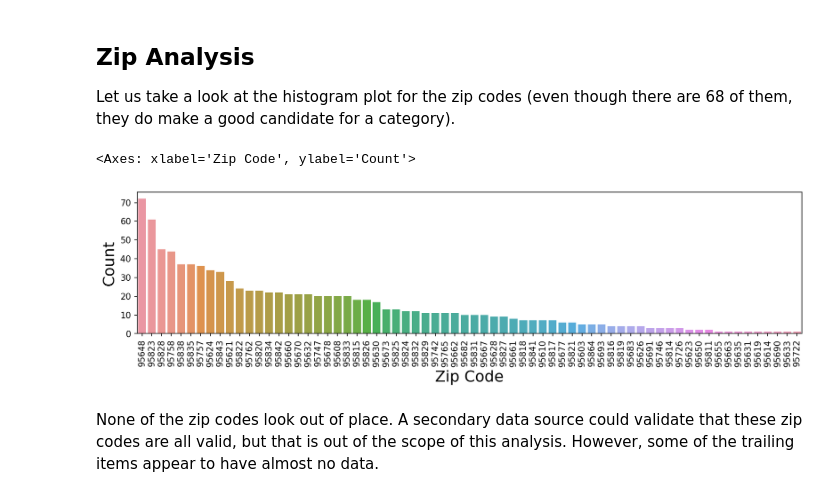
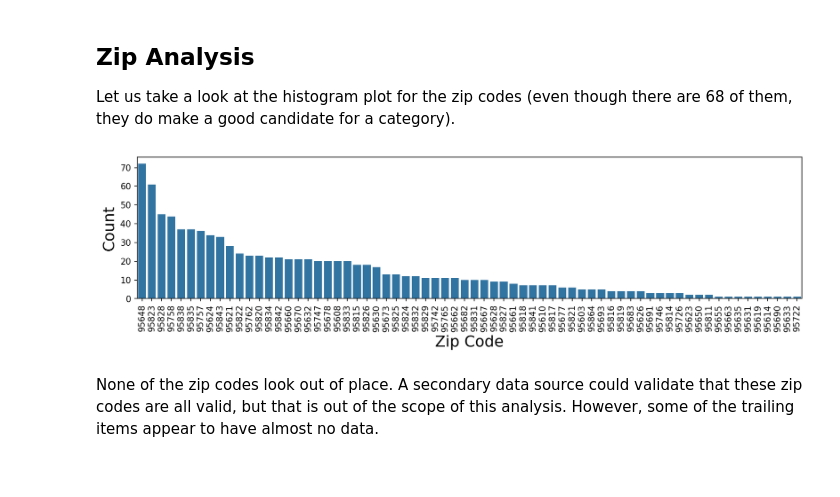
Before and after one commit to jmfb/CS5610, a Jupyter notebook: M1 Project 1b.ipynb, the cells around one changed output. Drawn from its saved outputs; the diff is of its cells as text; code cells hidden in the pictures.

Commit message:
Setting constant color for zip/city histograms to default color from color palette.  Removing text output from all graphs (apparently plots just magically show).

```diff
--- a/M1 Project 1b.ipynb
+++ b/M1 Project 1b.ipynb
@@ -130,13 +128,11 @@ We can see that condos and multi-family properties don't make up a significant p
 Let us take a look at the histogram plot for the zip codes (even though there are 68 of them, they do make a good candidate for a category).
 # %%
 zip_counts = df.zip.value_counts()
-zip_plot = sns.countplot(data=df, x="zip", ax=wide_figure_size(), order=zip_counts.index)
+zip_plot = sns.countplot(data=df, x="zip", ax=wide_figure_size(), order=zip_counts.index, color=sns.color_palette()[0])
 zip_plot.set(xlabel="Zip Code", ylabel="Count")
 zip_plot.tick_params(axis='x', rotation=90)
-zip_plot
 # %% [output]
-<Axes: xlabel='Zip Code', ylabel='Count'>
-[figure, old version]
+[figure, new version]
 # %% [markdown]
 None of the zip codes look out of place.  A secondary data source could validate that these zip codes are all valid, but that is out of the scope of this analysis.  However, some of the trailing items appear to have almost no data.
 # %%
```
Also changed, not shown: parts of 23 cells of this notebook.
